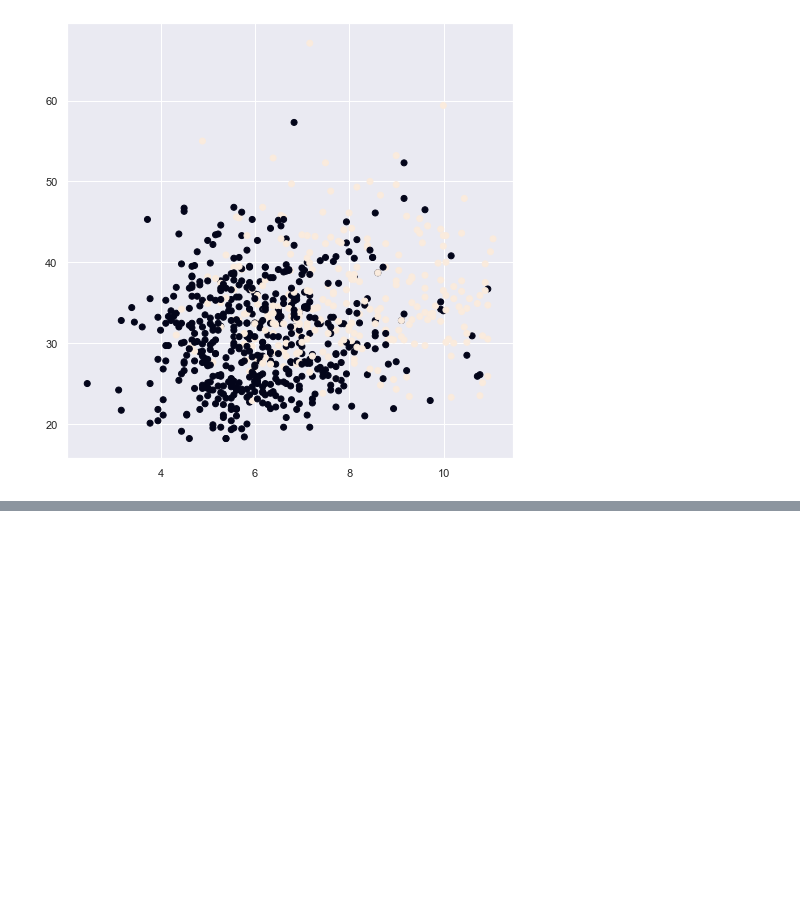
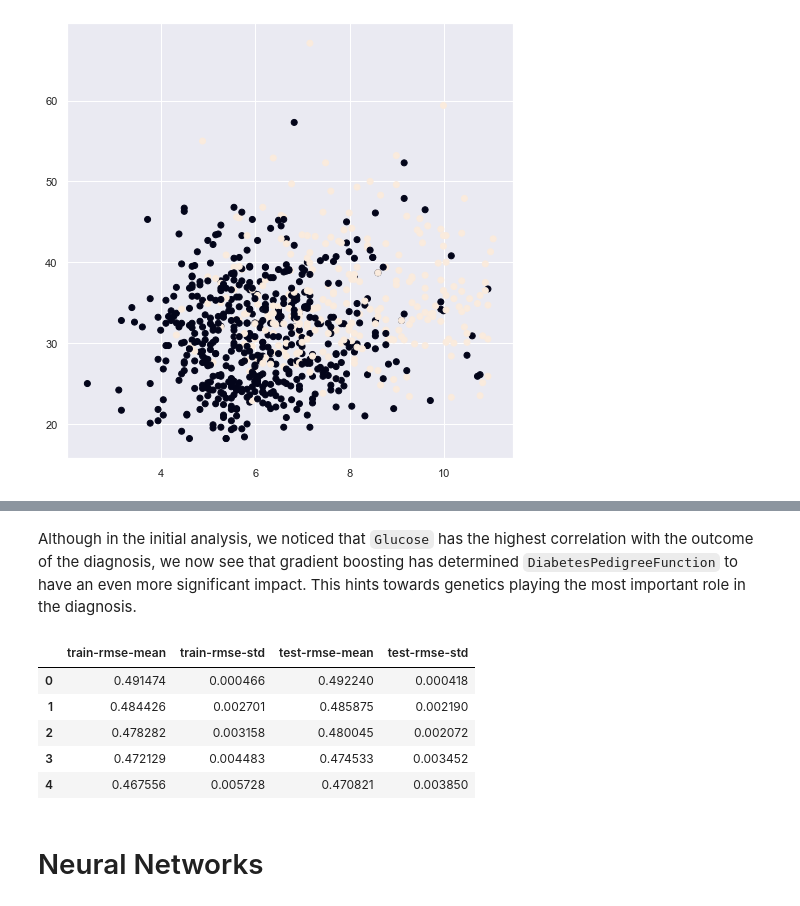
Before and after one commit to EelisK/malis-project, a Jupyter notebook: project.ipynb, the cells around one changed output, grey strips where cells are left out. Saved outputs shown, nothing was run; the diff lists cells and outputs as text; code cells hidden in the pictures; blank space fills up the shorter version.

Commit message:
Scaffold gradient booosting

```diff
--- a/project.ipynb
+++ b/project.ipynb
@@ -125,0 +132,11 @@ plt.scatter(pima_df['Glucose'], pima_df['BMI'],c=pima_df['Outcome'])
+# %%
+import xgboost as xgb
+from sklearn.model_selection import train_test_split
+from sklearn.metrics import mean_squared_error
+from utils import compare_plots
+
+X, y = pima_df.drop('Outcome', axis=1), pima_df['Outcome']
+X_train, X_test, y_train, y_test = train_test_split(X, y, test_size=0.33)
+
+# Convert data into DMatrix for performance reasons
+data_dmatrix = xgb.DMatrix(data=X,label=y)
@@ -125,0 +185,30 @@ plt.scatter(pima_df['Glucose'], pima_df['BMI'],c=pima_df['Outcome'])
+# %% [markdown]
+Although in the initial analysis, we noticed that `Glucose` has the highest correlation with the outcome of the diagnosis, we now see that gradient boosting has determined `DiabetesPedigreeFunction` to have an even more significant impact. This hints towards genetics playing the most important role in the diagnosis.
+# %%
+# Cross Validation
+cv_params = {
+    'objective': 'reg:squarederror',
+    'colsample_bytree': 0.3,
+    'learning_rate': 0.1,
+    'max_depth': 5,
+    'alpha': 10
+}
+cv_results = xgb.cv(
+    dtrain=data_dmatrix,
+    params=cv_params,
+    nfold=3,
+    num_boost_round=50,
+    early_stopping_rounds=10,
+    metrics='rmse',
+    as_pandas=True
+)
+cv_results.head()
+# %% [output]
+|  | train-rmse-mean | train-rmse-std | test-rmse-mean | test-rmse-std |
+| 0 | 0.491474 | 0.000466 | 0.492240 | 0.000418 |
+| 1 | 0.484426 | 0.002701 | 0.485875 | 0.002190 |
+| 2 | 0.478282 | 0.003158 | 0.480045 | 0.002072 |
+| 3 | 0.472129 | 0.004483 | 0.474533 | 0.003452 |
+| 4 | 0.467556 | 0.005728 | 0.470821 | 0.003850 |
+# %% [markdown]
+# Neural Networks
```
Also changed, not shown: parts of 7 cells of this notebook.
